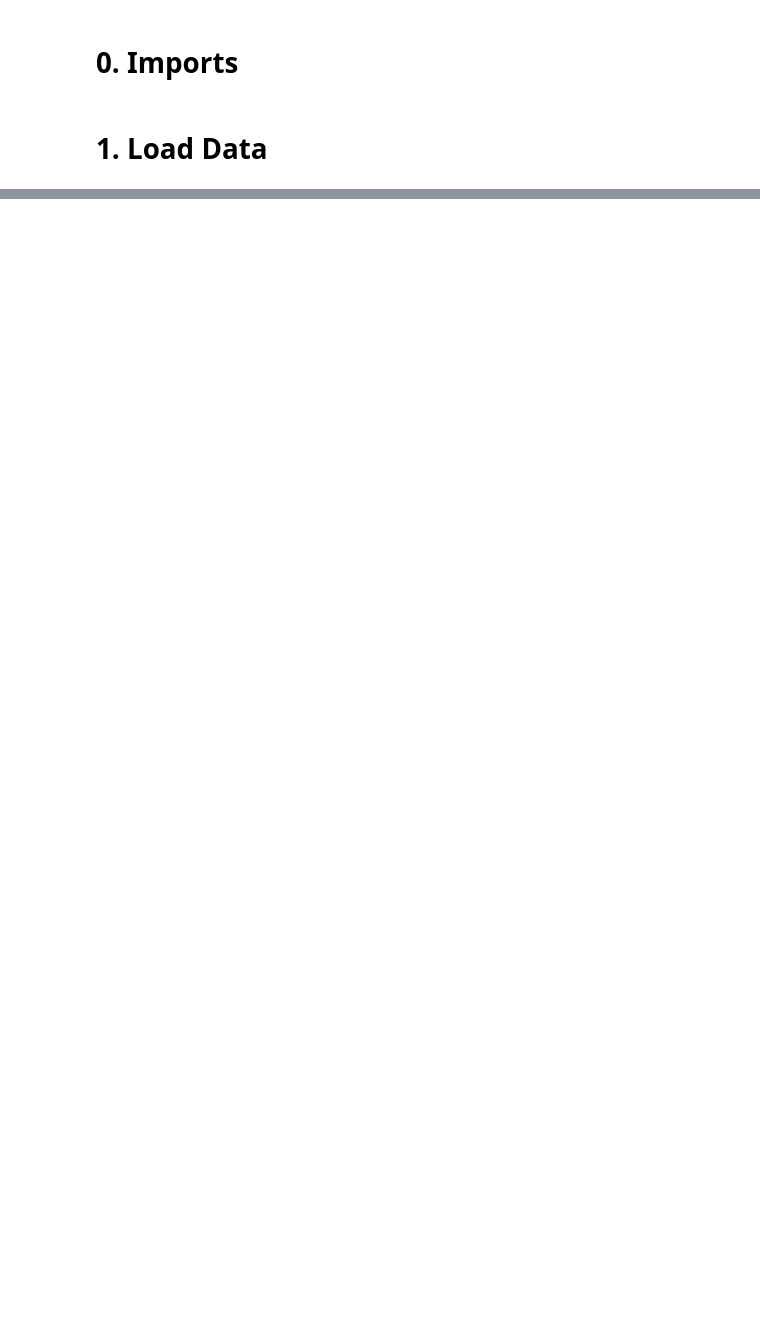
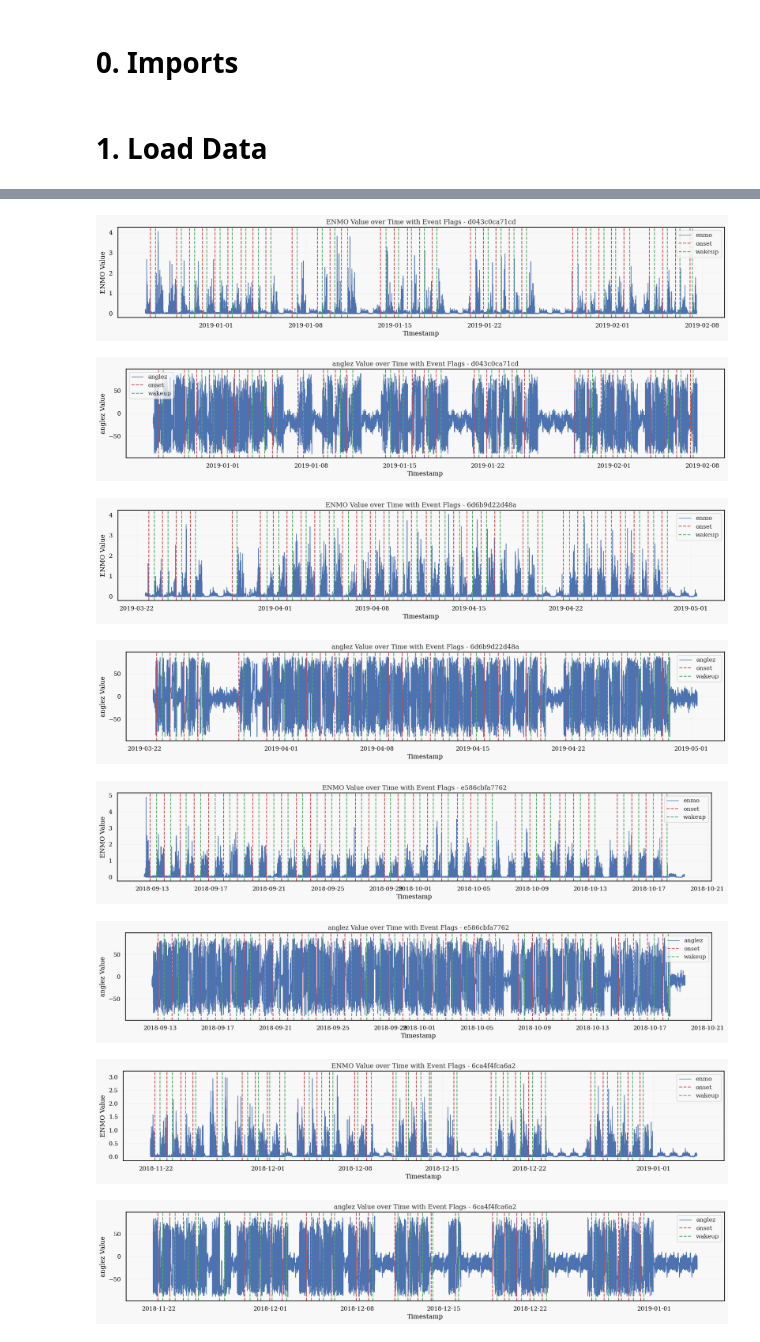
Before and after one commit to zerolovesea/Kaggle_Competitions, a Jupyter notebook: detect-sleep-baseline-modeling.ipynb, the cells around one changed output, grey strips where cells are left out. Cells and saved outputs as stored; diff of their text form; code cells hidden in the pictures; blank space fills up the shorter version.

```diff
--- a/detect-sleep-baseline-modeling.ipynb
+++ b/detect-sleep-baseline-modeling.ipynb
@@ -228,0 +318,50 @@ submission.to_csv('submission.csv', index=False)
+# %%
+# code source: https://www.kaggle.com/code/patrick0302/viz-of-sleeping-time-series
+
+def plot_series_with_events(series_id, train_series, train_events):
+    sample_serie = train_series[train_series['series_id'] == series_id]
+    # Filter event data based on the series_id
+    sample_events = train_events[train_events['series_id'] == series_id]
+
+    sample_onset = sample_events.loc[sample_events['event'] == 'onset', 'timestamp'].dropna()
+    sample_wakeup = sample_events.loc[sample_events['event'] == 'wakeup', 'timestamp'].dropna()
+
+    # Helper function to plot data and events
+    def plot_data_and_events(data, ylabel):
+        plt.figure(figsize=(20, 3))
+        plt.plot(sample_serie['timestamp'], sample_serie[data], label=data, linewidth=1)
+
+        for onset in sample_onset:
+            plt.axvline(x=onset, color='r', linestyle='--', label='onset')
+
+        for wakeup in sample_wakeup:
+            plt.axvline(x=wakeup, color='g', linestyle='--', label='wakeup')
+
+        handles, labels = plt.gca().get_legend_handles_labels()
+        new_labels, new_handles = [], []
+        for handle, label in zip(handles, labels):
+            if label not in new_labels:
+                new_handles.append(handle)
+                new_labels.append(label)
+
+        plt.legend(new_handles, new_labels)
+        plt.xlabel('Timestamp')
+        plt.ylabel(ylabel)
+        plt.title(f'{ylabel} over Time with Event Flags - '+series_id)
+        plt.show()
+
+    # Plot enmo and anglez
+    plot_data_and_events('enmo', 'ENMO Value')
+    plot_data_and_events('anglez', 'anglez Value')
+# %%
+for series_id in top5id:
+    plot_series_with_events(series_id, train_series_top5, train_events)
+# %% [output]
+[figure, added]
+[figure, added]
+[figure, added]
+[figure, added]
+[figure, added]
+[figure, added]
+[figure, added]
+[figure, added]
```
Also changed, not shown: parts of 53 cells of this notebook.
